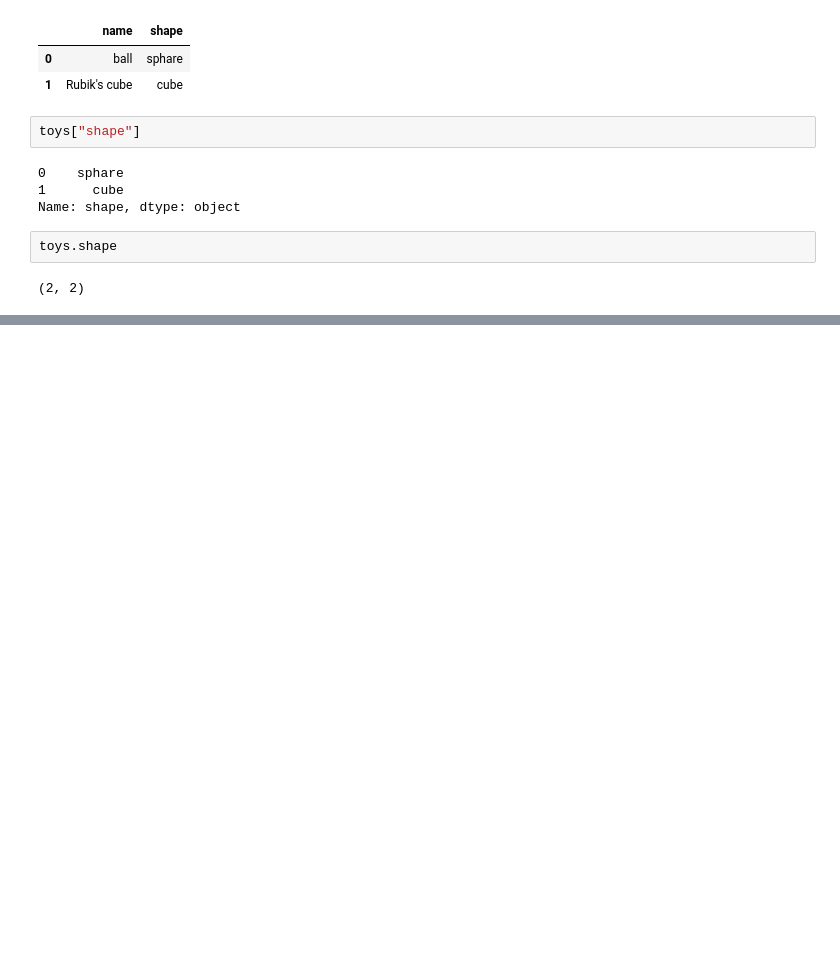
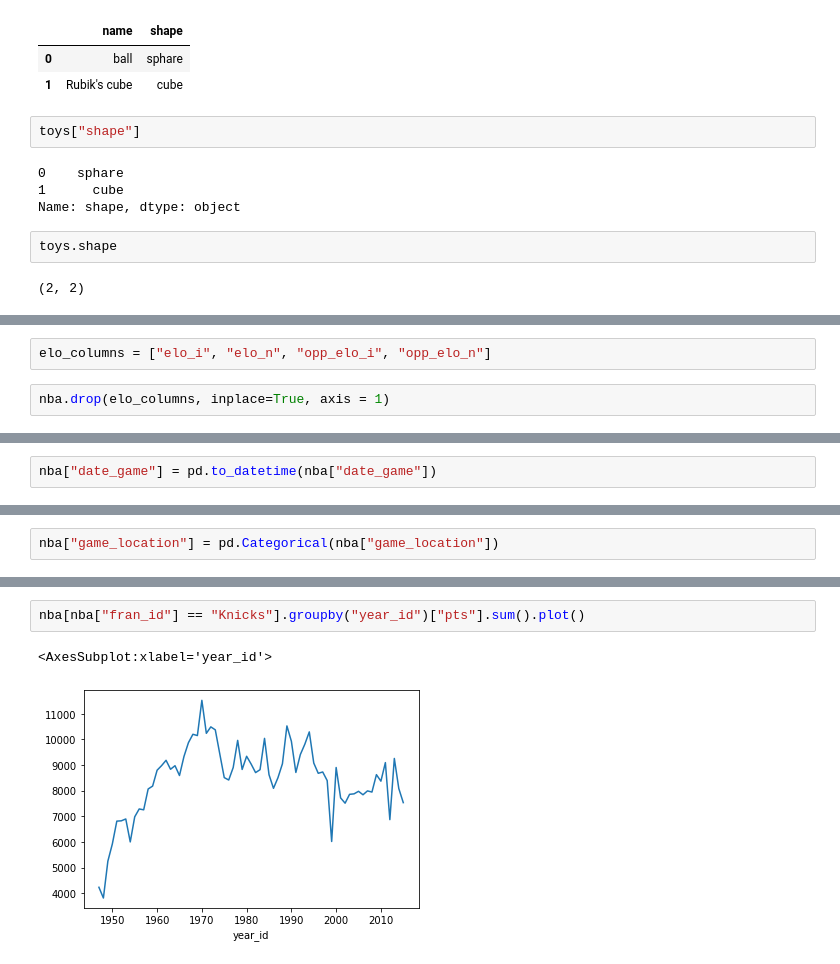
Before and after one commit to ainajefelina/Studi-Independen, a Jupyter notebook: Sesi 5/Summary.ipynb, the cells around one changed output, grey strips where cells are left out. Saved outputs shown, nothing was run; the diff lists cells and outputs as text; blank space fills up the shorter version.

```diff
--- a/Sesi 5/Summary.ipynb
+++ b/Sesi 5/Summary.ipynb
@@ -359,0 +751,4 @@ toys.shape
+# %%
+elo_columns = ["elo_i", "elo_n", "opp_elo_i", "opp_elo_n"]
+# %%
+nba.drop(elo_columns, inplace=True, axis = 1)
@@ -359,0 +797,2 @@ toys.shape
+# %%
+nba["date_game"] = pd.to_datetime(nba["date_game"])
@@ -359,0 +810,2 @@ toys.shape
+# %%
+nba["game_location"] = pd.Categorical(nba["game_location"])
@@ -359,0 +1009,5 @@ toys.shape
+# %%
+nba[nba["fran_id"] == "Knicks"].groupby("year_id")["pts"].sum().plot()
+# %% [output]
+<AxesSubplot:xlabel='year_id'>
+[figure, added]
```
Also changed, not shown: parts of 106 cells of this notebook.
